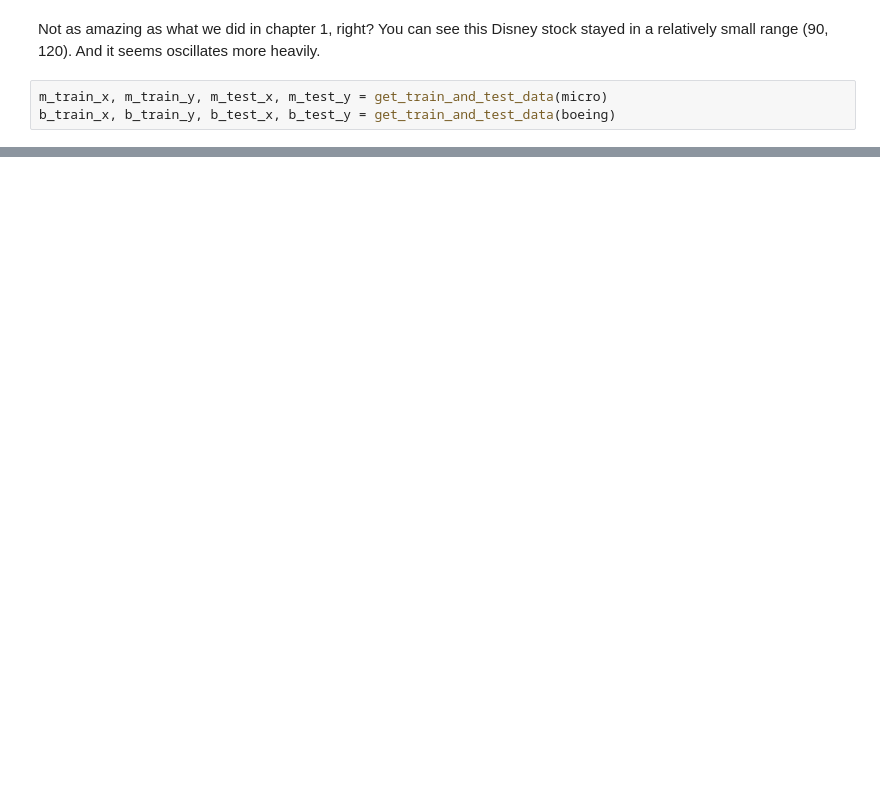
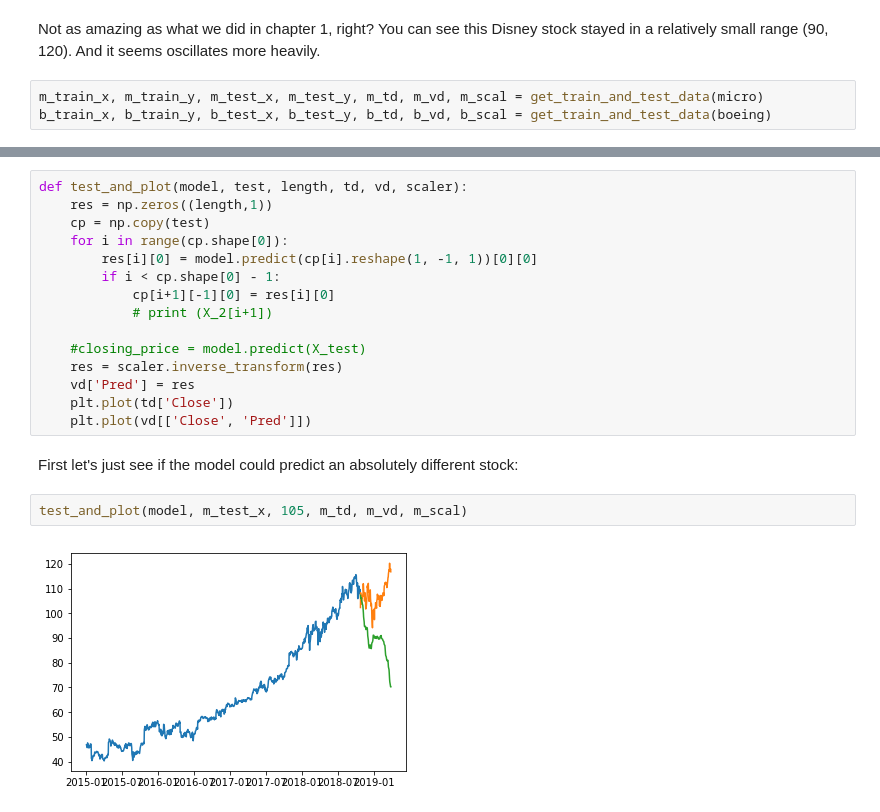
Before and after one commit to Litchilitchy/stock, a Jupyter notebook: 2-try-one-model-on-multiple-stock.ipynb, the cells around one changed output, grey strips where cells are left out. Drawn from its saved outputs; the diff is of its cells as text; blank space fills up the shorter version.

```diff
--- a/2-try-one-model-on-multiple-stock.ipynb
+++ b/2-try-one-model-on-multiple-stock.ipynb
@@ -151,5 +155,5 @@ plt.plot(d_vd[['Close', 'OneDisney']])
 # %% [markdown]
 Not as amazing as what we did in chapter 1, right? You can see this Disney stock stayed in a relatively small range (90, 120). And it seems oscillates more heavily.
 # %%
-m_train_x, m_train_y, m_test_x, m_test_y = get_train_and_test_data(micro)
-b_train_x, b_train_y, b_test_x, b_test_y = get_train_and_test_data(boeing)
+m_train_x, m_train_y, m_test_x, m_test_y, m_td, m_vd, m_scal = get_train_and_test_data(micro)
+b_train_x, b_train_y, b_test_x, b_test_y, b_td, b_vd, b_scal = get_train_and_test_data(boeing)
@@ -155,0 +166,21 @@ b_train_x, b_train_y, b_test_x, b_test_y = get_train_and_test_data(boeing)
+# %%
+def test_and_plot(model, test, length, td, vd, scaler):
+    res = np.zeros((length,1))
+    cp = np.copy(test)
+    for i in range(cp.shape[0]):
+        res[i][0] = model.predict(cp[i].reshape(1, -1, 1))[0][0]
+        if i < cp.shape[0] - 1:
+            cp[i+1][-1][0] = res[i][0]
+            # print (X_2[i+1])
+
+    #closing_price = model.predict(X_test)
+    res = scaler.inverse_transform(res)
+    vd['Pred'] = res
+    plt.plot(td['Close'])
+    plt.plot(vd[['Close', 'Pred']])
+# %% [markdown]
+First let's just see if the model could predict an absolutely different stock:
+# %%
+test_and_plot(model, m_test_x, 105, m_td, m_vd, m_scal)
+# %% [output]
+[figure, added]
```
Also changed, not shown: parts of 20 cells of this notebook.
